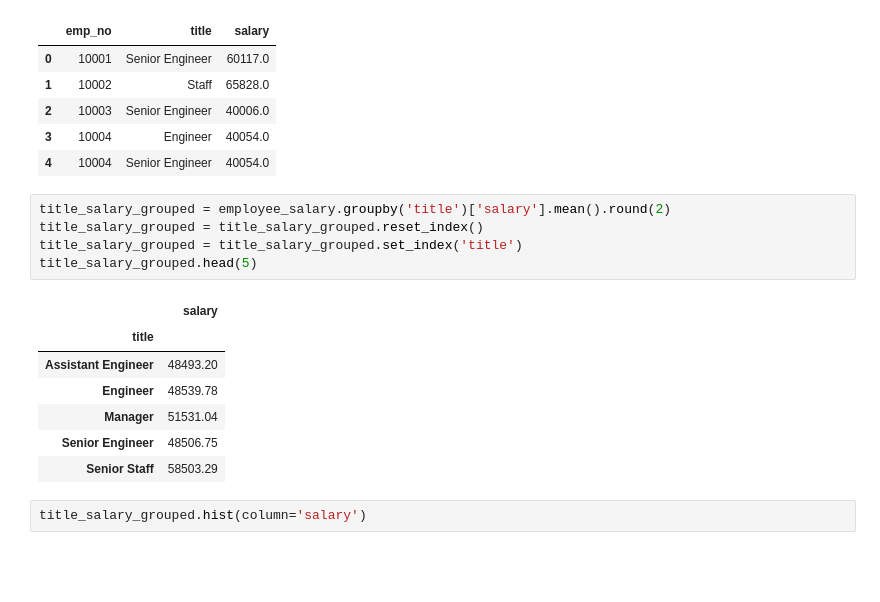
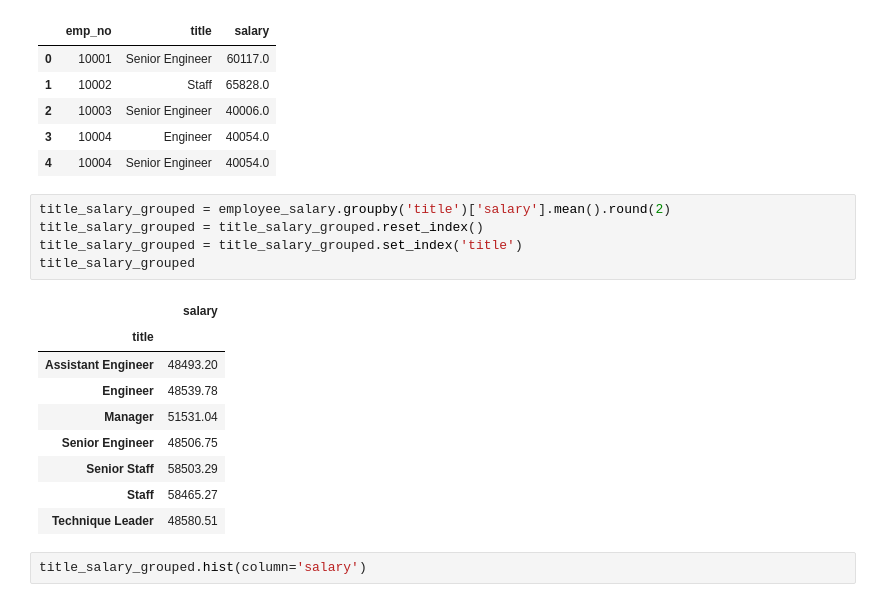
Before and after one commit to adamahrens/sql-challenge, a Jupyter notebook: EmployeeSQL/EmployeeAnalysis.ipynb, the cells around one changed output. Cells and saved outputs as stored; diff of their text form; blank space fills up the shorter version.

```diff
--- a/EmployeeSQL/EmployeeAnalysis.ipynb
+++ b/EmployeeSQL/EmployeeAnalysis.ipynb
@@ -101,16 +101,18 @@ employee_salary.head(5)
 # %%
 title_salary_grouped = employee_salary.groupby('title')['salary'].mean().round(2)
 title_salary_grouped = title_salary_grouped.reset_index()
 title_salary_grouped = title_salary_grouped.set_index('title')
-title_salary_grouped.head(5)
+title_salary_grouped
 # %% [output]
 |  | salary |
 | title |  |
 | Assistant Engineer | 48493.20 |
 | Engineer | 48539.78 |
 | Manager | 51531.04 |
 | Senior Engineer | 48506.75 |
 | Senior Staff | 58503.29 |
+| Staff | 58465.27 |
+| Technique Leader | 48580.51 |
 # %%
 title_salary_grouped.hist(column='salary')
 # %% [output]
```
Also changed, not shown: 2 other files.
